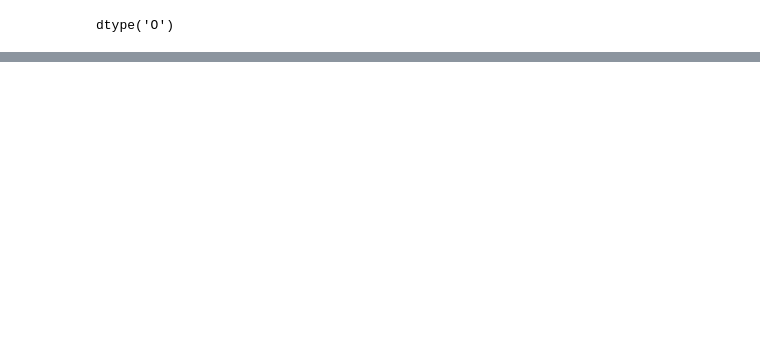
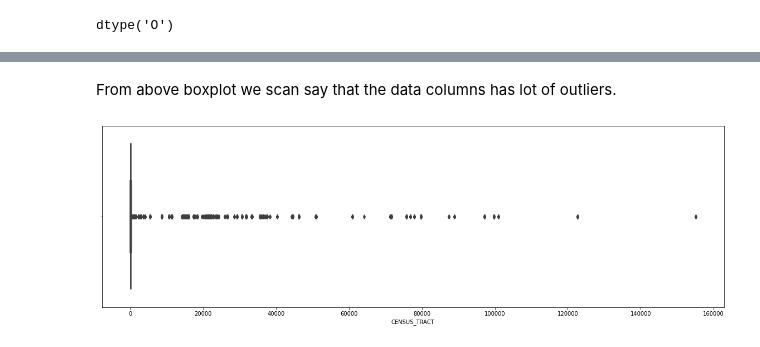
Before and after one commit to rushikeshnaik779/EDA, a Jupyter notebook: Simple_EDA__Rooftop_Drinking_Water_Tank_Inspection_Results.ipynb, the cells around one changed output, grey strips where cells are left out. Cells and saved outputs as stored; diff of their text form; code cells hidden in the pictures; blank space fills up the shorter version.

```diff
--- a/Simple_EDA__Rooftop_Drinking_Water_Tank_Inspection_Results.ipynb
+++ b/Simple_EDA__Rooftop_Drinking_Water_Tank_Inspection_Results.ipynb
@@ -537,0 +542,9 @@ plt.scatter(data.index, data.COMMUNITY_BOARD)
+# %% [markdown]
+From above boxplot we scan say that the data columns has lot of outliers.
+# %%
+# let's explore "CENSUS_TRACT"
+plt.figure(figsize=(20,6))
+sns.boxplot(x=data['CENSUS_TRACT'])
+plt.show()
+# %% [output]
+[figure, added]
```
Also changed, not shown: parts of 14 cells of this notebook.
